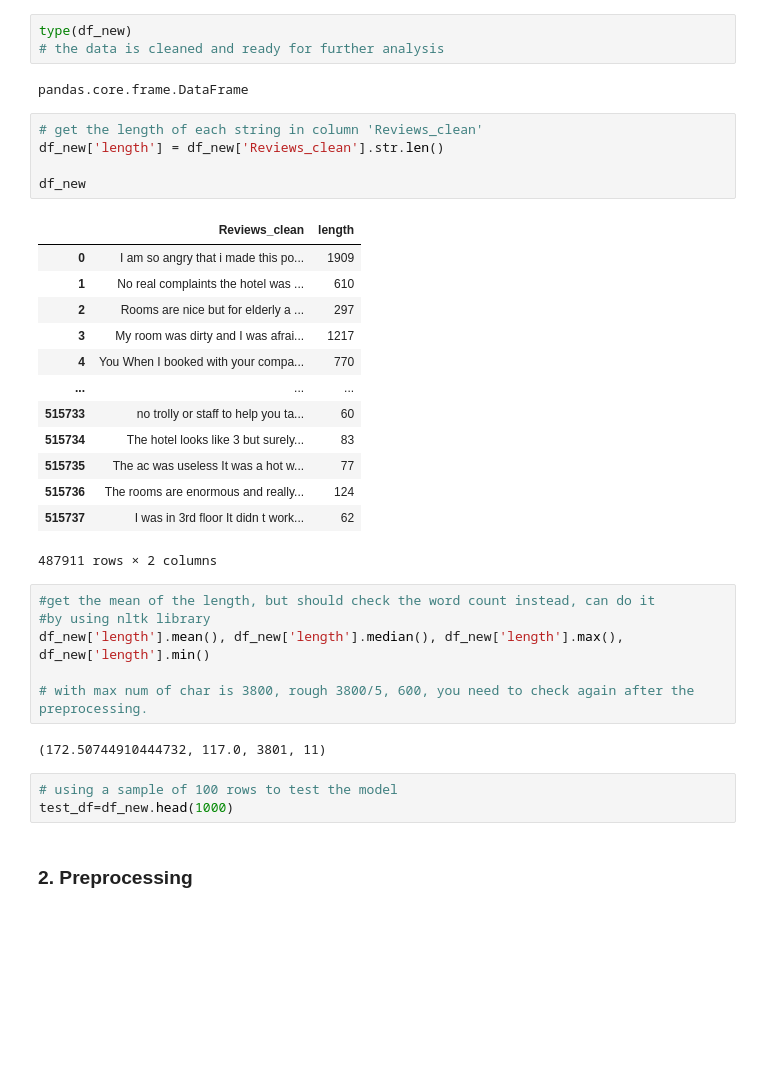
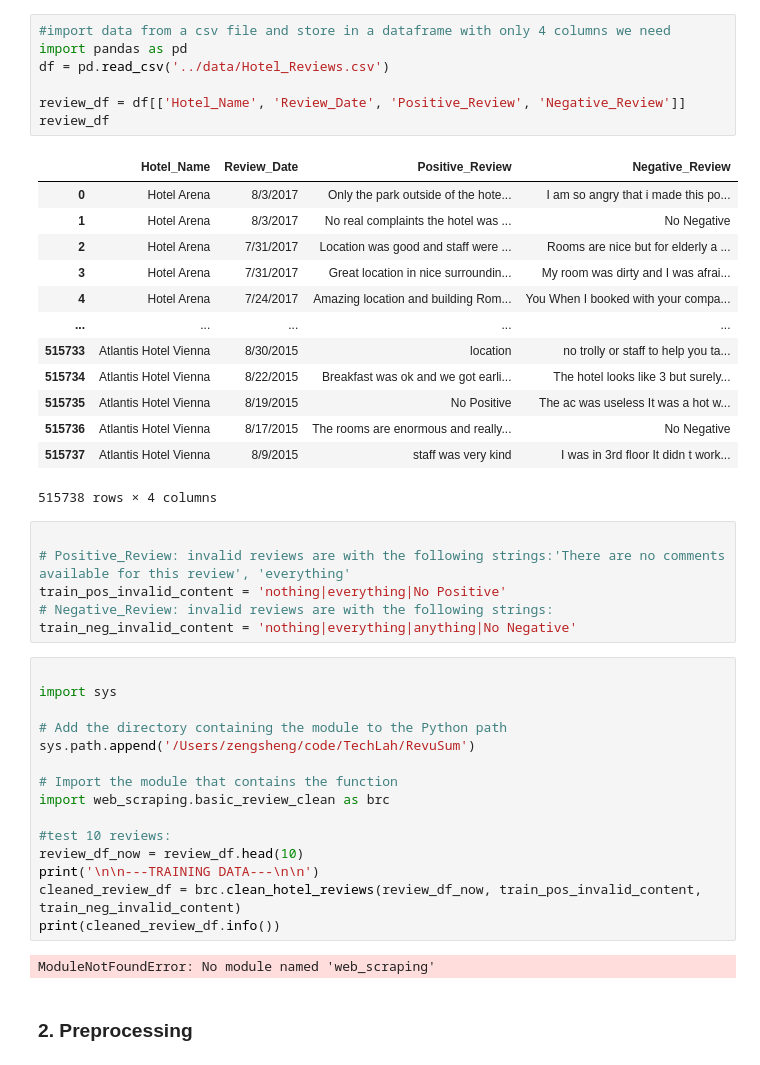
Before and after one commit to UnderGoldSkies/RevuSum, a Jupyter notebook: notebooks/keywords_KeyBert.ipynb, the cells around one changed output. Saved outputs shown, nothing was run; the diff lists cells and outputs as text; blank space fills up the shorter version.

Commit message:
add read train data and call basic clean function

```diff
--- a/notebooks/keywords_KeyBert.ipynb
+++ b/notebooks/keywords_KeyBert.ipynb
@@ -127,38 +3,47 @@ dtype: int64
-# %%
-type(df_new)
-# the data is cleaned and ready for further analysis
-# %% [output]
-pandas.core.frame.DataFrame
-# %%
-# get the length of each string in column 'Reviews_clean'
-df_new['length'] = df_new['Reviews_clean'].str.len()
-
-df_new
-# %% [output]
-|  | Reviews_clean | length |
-| 0 | I am so angry that i made this po... | 1909 |
-| 1 | No real complaints the hotel was ... | 610 |
-| 2 | Rooms are nice but for elderly a ... | 297 |
-| 3 | My room was dirty and I was afrai... | 1217 |
-| 4 | You When I booked with your compa... | 770 |
-| ... | ... | ... |
-| 515733 | no trolly or staff to help you ta... | 60 |
-| 515734 | The hotel looks like 3 but surely... | 83 |
-| 515735 | The ac was useless It was a hot w... | 77 |
-| 515736 | The rooms are enormous and really... | 124 |
-| 515737 | I was in 3rd floor It didn t work... | 62 |
-487911 rows × 2 columns
-# %%
-#get the mean of the length, but should check the word count instead, can do it
-#by using nltk library
-df_new['length'].mean(), df_new['length'].median(), df_new['length'].max(), df_new['length'].min()
-
-# with max num of char is 3800, rough 3800/5, 600, you need to check again after the preprocessing.
-# %% [output]
-(172.50744910444732, 117.0, 3801, 11)
-# %%
-# using a sample of 100 rows to test the model
-test_df=df_new.head(1000)
+# %%
+#import data from a csv file and store in a dataframe with only 4 columns we need
+import pandas as pd
+df = pd.read_csv('../data/Hotel_Reviews.csv')
+
+review_df = df[['Hotel_Name', 'Review_Date', 'Positive_Review', 'Negative_Review']]
+review_df
+# %% [output]
+|  | Hotel_Name | Review_Date | Positive_Review | Negative_Review |
+| 0 | Hotel Arena | 8/3/2017 | Only the park outside of the hote... | I am so angry that i made this po... |
+| 1 | Hotel Arena | 8/3/2017 | No real complaints the hotel was ... | No Negative |
+| 2 | Hotel Arena | 7/31/2017 | Location was good and staff were ... | Rooms are nice but for elderly a ... |
+| 3 | Hotel Arena | 7/31/2017 | Great location in nice surroundin... | My room was dirty and I was afrai... |
+| 4 | Hotel Arena | 7/24/2017 | Amazing location and building Rom... | You When I booked with your compa... |
+| ... | ... | ... | ... | ... |
+| 515733 | Atlantis Hotel Vienna | 8/30/2015 | location | no trolly or staff to help you ta... |
+| 515734 | Atlantis Hotel Vienna | 8/22/2015 | Breakfast was ok and we got earli... | The hotel looks like 3 but surely... |
+| 515735 | Atlantis Hotel Vienna | 8/19/2015 | No Positive | The ac was useless It was a hot w... |
+| 515736 | Atlantis Hotel Vienna | 8/17/2015 | The rooms are enormous and really... | No Negative |
+| 515737 | Atlantis Hotel Vienna | 8/9/2015 | staff was very kind | I was in 3rd floor It didn t work... |
+515738 rows × 4 columns
+# %%
+
+# Positive_Review: invalid reviews are with the following strings:'There are no comments available for this review', 'everything'
+train_pos_invalid_content = 'nothing|everything|No Positive'
+# Negative_Review: invalid reviews are with the following strings:
+train_neg_invalid_content = 'nothing|everything|anything|No Negative'
+# %%
+
+import sys
+
+# Add the directory containing the module to the Python path
+sys.path.append('/Users/zengsheng/code/TechLah/RevuSum')
+
+# Import the module that contains the function
+import web_scraping.basic_review_clean as brc
+
+#test 10 reviews:
+review_df_now = review_df.head(10)
+print('\n\n---TRAINING DATA---\n\n')
+cleaned_review_df = brc.clean_hotel_reviews(review_df_now, train_pos_invalid_content, train_neg_invalid_content)
+print(cleaned_review_df.info())
+# %% [output]
+ModuleNotFoundError: No module named 'web_scraping'
 # %% [markdown]
 ### 2. Preprocessing
 # %%
```
Also changed, not shown: parts of 7 cells of this notebook.
